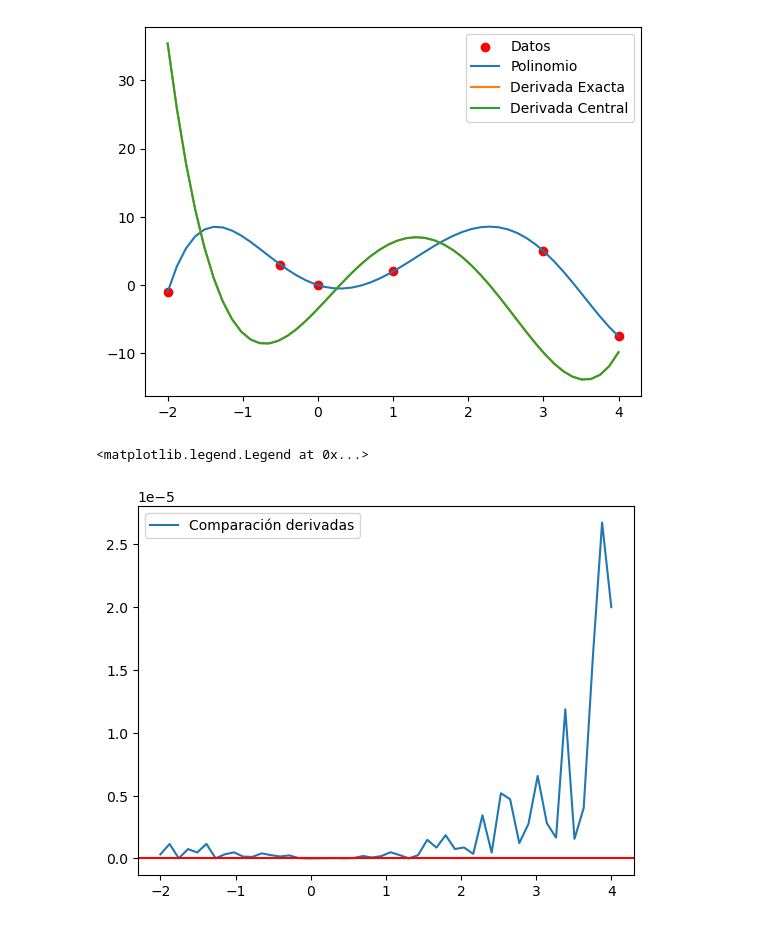
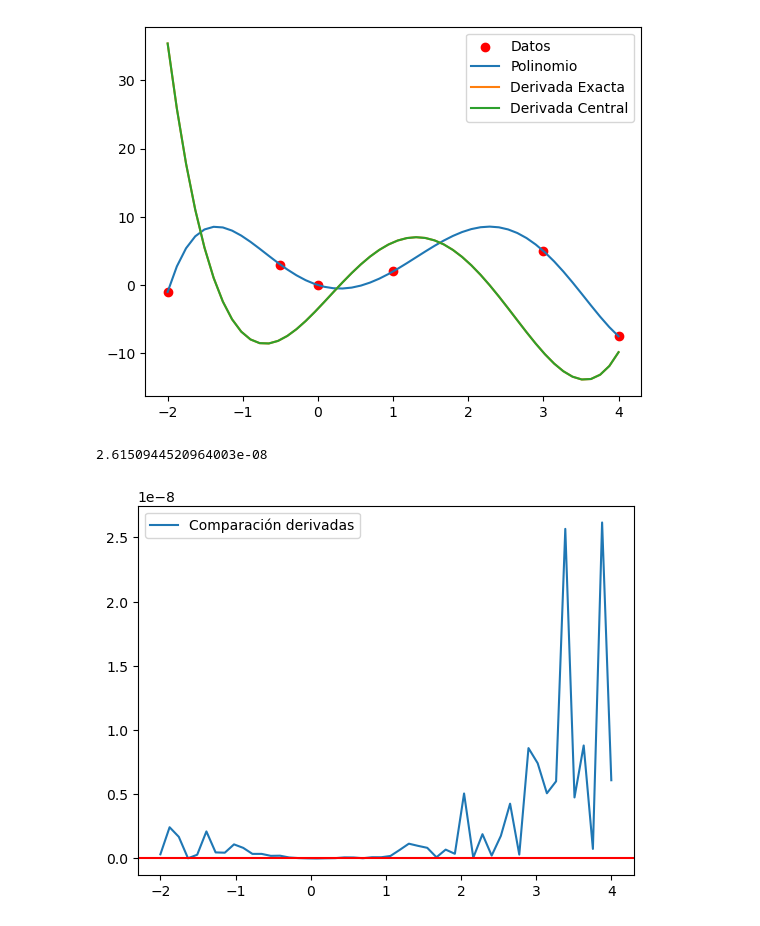
Before and after one commit to asegura4488/MetodosComputacionalesI2025, a Jupyter notebook: Semana4/Interpolacion.ipynb, the cells around one changed output. Drawn from its saved outputs; the diff is of its cells as text; code cells hidden in the pictures.

```diff
--- a/Semana4/Interpolacion.ipynb
+++ b/Semana4/Interpolacion.ipynb
@@ -72,7 +72,7 @@ $\displaystyle 0.176322751322751 x^{4} - 1.22321428571429 x^{3} + 0.726190476190
 # %%
 df = sym.lambdify([x],dpoly,'numpy')
 # %%
-def Derivative(f,x,h=1e-9):
+def Derivative(f,x,h=1e-6):
   return (f(x+h)-f(x-h))/(2*h)
 # %%
 dfn = Derivative(f,x1)
@@ -88,7 +88,8 @@ plt.legend()
 # %%
 plt.plot(x1,np.abs(dfn-df(x1)),label='Comparación derivadas')
 plt.axhline(y=0.,color='r')
 plt.legend()
+np.max(np.abs(dfn-df(x1)))
 # %% [output]
-<matplotlib.legend.Legend at 0x...>
+2.6150944520964003e-08
-[figure, old version]
+[figure, new version]
```
